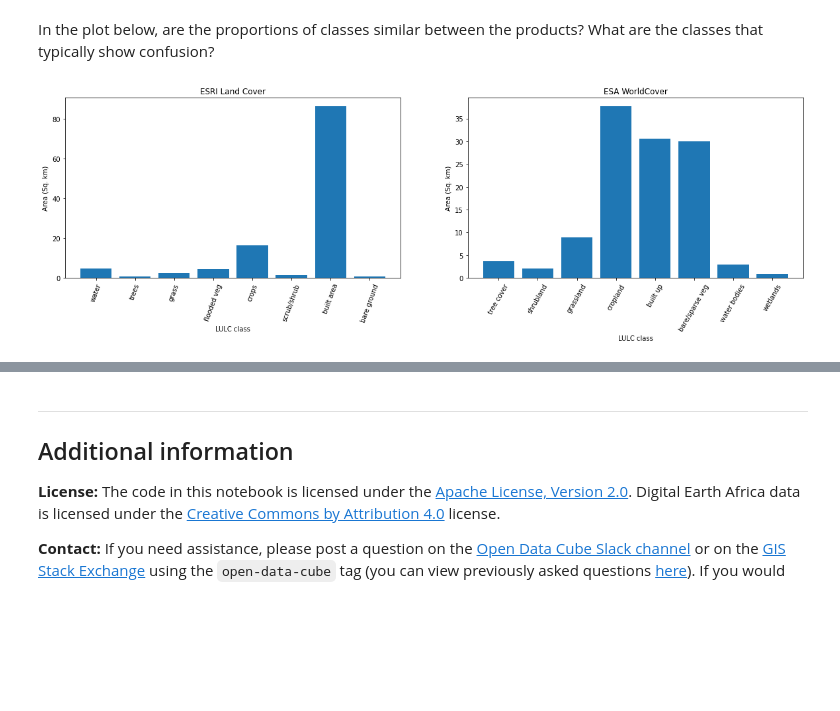
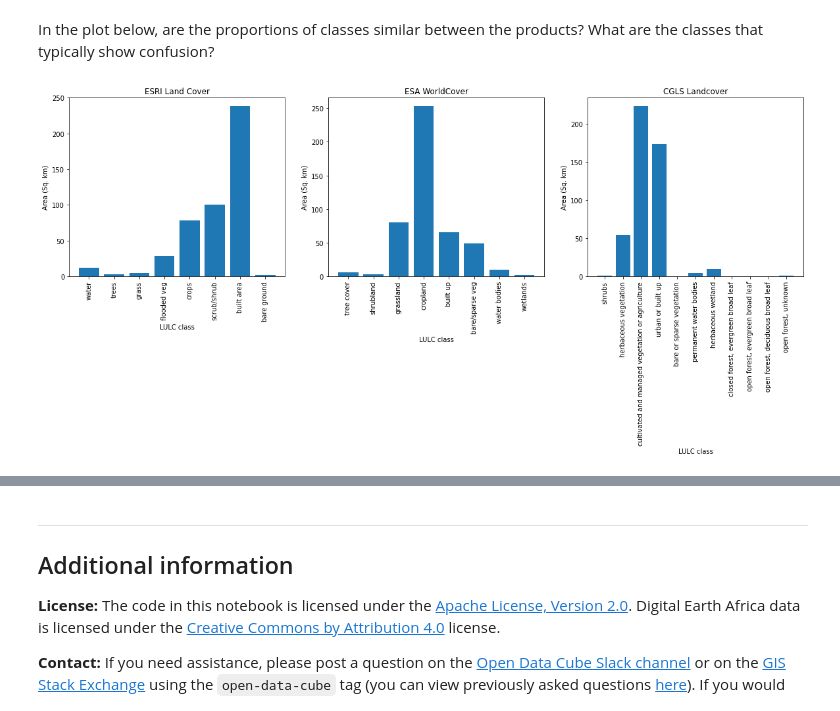
Before and after one commit to digitalearthafrica/deafrica-sandbox-notebooks, a Jupyter notebook: Datasets/Landcover_Classification.ipynb, the cells around one changed output, grey strips where cells are left out. Cells and saved outputs as stored; diff of their text form; code cells hidden in the pictures; blank space fills up the shorter version.

```diff
--- a/Datasets/Landcover_Classification.ipynb
+++ b/Datasets/Landcover_Classification.ipynb
@@ -174,0 +220,4 @@ Attributes:
+# %%
+ds_cgls = dc.load(product='cgls_landcover', time='2019', measurements=measurements, like=ds_esri.geobox).squeeze()
+
+print(ds_cgls)
@@ -192,8 +257,8 @@ In this example, we will look more closely at the city of Antananarivo, the capi
 First, let's set up some new parameters
 # %%
 lat, lon =  -18.9028, 47.5203
-buffer = 0.05
-resolution = (-10,10)
+buffer = 0.1
+resolution=(-100,100)
 measuremnents='classification'
 
 #add lat,lon,buffer to get bounding box
@@ -239,6 +315,7 @@ We can use the numpy `np.unique` function to return the pixel count for each cla
 # %%
 ds_esri_counts = np.unique(ds_esri[measurements].data, return_counts=True)
 ds_esa_counts = np.unique(ds_esa[measurements].data, return_counts=True)
+ds_cgls_counts = np.unique(ds_cgls[measurements].data, return_counts=True)
 
 print(ds_esri_counts)
 # %% [output]
@@ -255,36 +332,50 @@ area_per_pixel = pixel_length**2 / m_per_km**2
 #calculate the area of each class
 ds_esri_area = np.array(ds_esri_counts[1] * area_per_pixel)
 ds_esa_area = np.array(ds_esa_counts[1] * area_per_pixel)
+ds_cgls_area = np.array(ds_cgls_counts[1] * area_per_pixel)
 # %% [markdown]
 ### Plot the area of each class
 # %% [markdown]
 In the plot below, are the proportions of classes similar between the products? What are the classes that typically show confusion?
 # %%
-fig,ax=plt.subplots(1,2, figsize=(20,5))
+fig,ax=plt.subplots(1,3, figsize=(20,5))
 
 #list of classes actually in the map
 esri_classes = ['water', 'trees', 'grass', 'flooded veg', 'crops',
                 'scrub/shrub', 'built area', 'bare ground']
 
 esa_classes = ['tree cover', 'shrubland', 'grassland', 'cropland', 'built up',
-               'bare/sparse veg', 'water bodies', 'wetlands',]
+               'bare/sparse veg', 'water bodies', 'wetlands']
+
+cgls_classes = ['shrubs', 'herbaceous vegetation','cultivated and managed vegetation or agriculture', 'urban or built up', 'bare or sparse vegetation', 'permanent water bodies',
+                'herbaceous wetland', 'closed forest, evergreen broad leaf', 'open forest, evergreen broad leaf', 'open forest, deciduous broad leaf', 'open forest, unknown']
 
 #plot esri
 ax[0].bar(esri_classes, ds_esri_area)
 ticks_loc = ax[0].get_xticks()
 ax[0].xaxis.set_major_locator(mticker.FixedLocator(ticks_loc))
-ax[0].set_xticklabels(esri_classes, rotation=70)
+ax[0].set_xticklabels(esri_classes, rotation=90)
 ax[0].set_xlabel("LULC class")
 ax[0].set_ylabel("Area (Sq. km)")
 
 #plot worldcover
 ax[1].bar(esa_classes, ds_esa_area)
 ticks_1 = ax[1].get_xticks()
 ax[1].xaxis.set_major_locator(mticker.FixedLocator(ticks_1))
-ax[1].set_xticklabels(esa_classes, rotation=60)
+ax[1].set_xticklabels(esa_classes, rotation=90)
 ax[1].set_xlabel("LULC class")
 ax[1].set_ylabel("Area (Sq. km)")
+
+#plot cgls
+ax[2].bar(cgls_classes, ds_cgls_area)
+ticks_2 = ax[2].get_xticks()
+ax[2].xaxis.set_major_locator(mticker.FixedLocator(ticks_2))
+ax[2].set_xticklabels(cgls_classes, rotation=90)
+ax[2].set_xlabel("LULC class")
+ax[2].set_ylabel("Area (Sq. km)")
+
 ax[0].set_title('ESRI Land Cover')
-ax[1].set_title('ESA WorldCover');
+ax[1].set_title('ESA WorldCover')
+ax[2].set_title('CGLS Landcover');
 # %% [output]
-[figure, old version]
+[figure, new version]
```
Also changed, not shown: parts of 18 cells of this notebook, 2 other files.
